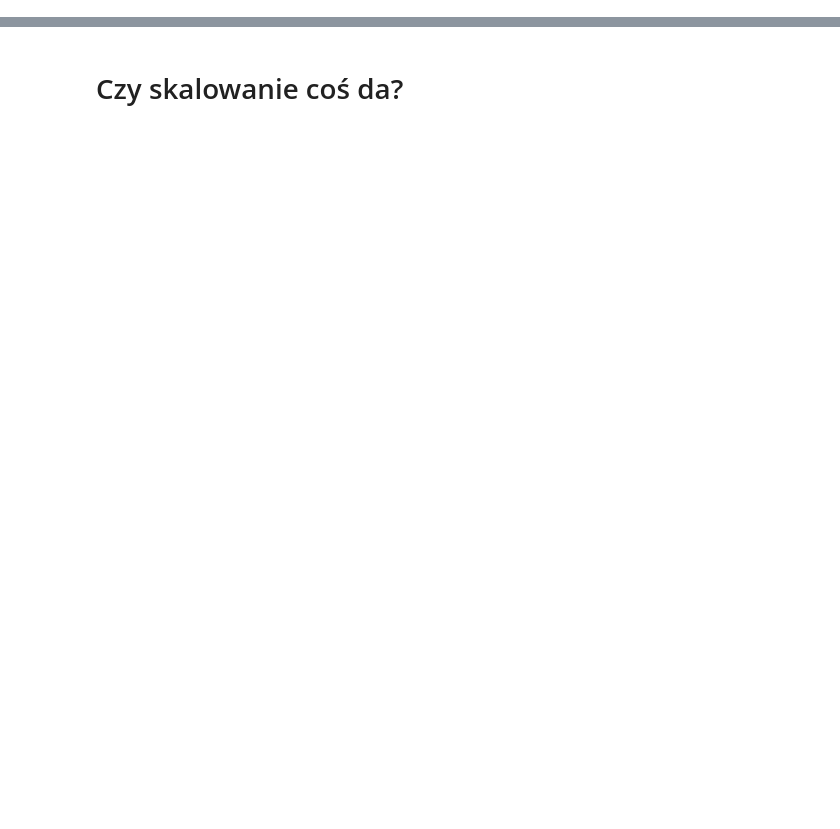
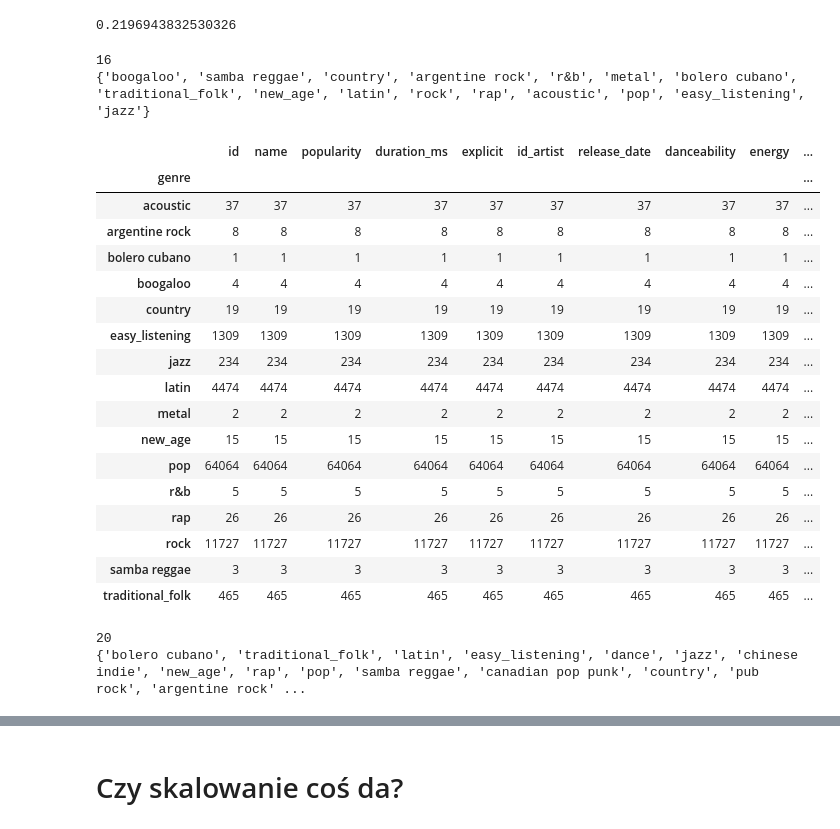
Before and after one commit to zxcvwrs/spotify-songs-ML, a Jupyter notebook: przypisanie_gatunkow_do_piosenek.ipynb, the cells around one changed output, grey strips where cells are left out. Saved outputs shown, nothing was run; the diff lists cells and outputs as text; code cells hidden in the pictures; blank space fills up the shorter version.

Commit message:
clustering describtion

```diff
--- a/przypisanie_gatunkow_do_piosenek.ipynb
+++ b/przypisanie_gatunkow_do_piosenek.ipynb
@@ -23,0 +126,6 @@ tracks_only_genres = tracks[['artists_genre']]
+# %%
+tracks_genres=[]
+for cluster in clusters_for_tracks:
+  tracks_genres.append(clusters_genres[cluster])
+tracks_with_genres = tracks.assign(genre=tracks_genres)
+tracks_with_genres.groupby('genre').count()
@@ -23,0 +148,10 @@ tracks_only_genres = tracks[['artists_genre']]
+# %%
+number_of_clusters = 1000
+
+X = np.array(tracks_only_features).astype(float)
+model = KMeans(n_clusters=number_of_clusters)
+clusters_for_tracks = model.fit_predict(X)
+clusters_genres = find_clusters_genres(clusters_for_tracks)
+
+print(len(set(clusters_genres)))
+print(set(clusters_genres))
@@ -23,0 +161,6 @@ tracks_only_genres = tracks[['artists_genre']]
+# %%
+tracks_genres=[]
+for cluster in clusters_for_tracks:
+  tracks_genres.append(clusters_genres[cluster])
+tracks_with_genres = tracks.assign(genre=tracks_genres)
+tracks_with_genres.groupby('genre').count()
@@ -23,0 +182,55 @@ tracks_only_genres = tracks[['artists_genre']]
+# %%
+silhouette_avg = silhouette_score(X, clusters_for_tracks)
+print(silhouette_avg)
+# %% [output]
+0.2196943832530326
+# %%
+number_of_clusters = 1250
+
+X = np.array(tracks_only_features).astype(float)
+model = KMeans(n_clusters=number_of_clusters)
+clusters_for_tracks = model.fit_predict(X)
+clusters_genres = find_clusters_genres(clusters_for_tracks)
+
+print(len(set(clusters_genres)))
+print(set(clusters_genres))
+# %% [output]
+16
+{'boogaloo', 'samba reggae', 'country', 'argentine rock', 'r&b', 'metal', 'bolero cubano', 'traditional_folk', 'new_age', 'latin', 'rock', 'rap', 'acoustic', 'pop', 'easy_listening', 'jazz'}
+# %%
+tracks_genres=[]
+for cluster in clusters_for_tracks:
+  tracks_genres.append(clusters_genres[cluster])
+tracks_with_genres = tracks.assign(genre=tracks_genres)
+tracks_with_genres.groupby('genre').count()
+# %% [output]
+|  | id | name | popularity | duration_ms | explicit | id_artist | release_date | danceability | energy | ... |
+| genre |  |  |  |  |  |  |  |  |  | ... |
+| acoustic | 37 | 37 | 37 | 37 | 37 | 37 | 37 | 37 | 37 | ... |
+| argentine rock | 8 | 8 | 8 | 8 | 8 | 8 | 8 | 8 | 8 | ... |
+| bolero cubano | 1 | 1 | 1 | 1 | 1 | 1 | 1 | 1 | 1 | ... |
+| boogaloo | 4 | 4 | 4 | 4 | 4 | 4 | 4 | 4 | 4 | ... |
+| country | 19 | 19 | 19 | 19 | 19 | 19 | 19 | 19 | 19 | ... |
+| easy_listening | 1309 | 1309 | 1309 | 1309 | 1309 | 1309 | 1309 | 1309 | 1309 | ... |
+| jazz | 234 | 234 | 234 | 234 | 234 | 234 | 234 | 234 | 234 | ... |
+| latin | 4474 | 4474 | 4474 | 4474 | 4474 | 4474 | 4474 | 4474 | 4474 | ... |
+| metal | 2 | 2 | 2 | 2 | 2 | 2 | 2 | 2 | 2 | ... |
+| new_age | 15 | 15 | 15 | 15 | 15 | 15 | 15 | 15 | 15 | ... |
+| pop | 64064 | 64064 | 64064 | 64064 | 64064 | 64064 | 64064 | 64064 | 64064 | ... |
+| r&b | 5 | 5 | 5 | 5 | 5 | 5 | 5 | 5 | 5 | ... |
+| rap | 26 | 26 | 26 | 26 | 26 | 26 | 26 | 26 | 26 | ... |
+| rock | 11727 | 11727 | 11727 | 11727 | 11727 | 11727 | 11727 | 11727 | 11727 | ... |
+| samba reggae | 3 | 3 | 3 | 3 | 3 | 3 | 3 | 3 | 3 | ... |
+| traditional_folk | 465 | 465 | 465 | 465 | 465 | 465 | 465 | 465 | 465 | ... |
+# %%
+number_of_clusters = 1500
+X = np.array(tracks_only_features).astype(float)
+model = KMeans(n_clusters=number_of_clusters)
+clusters_for_tracks = model.fit_predict(X)
+clusters_genres = find_clusters_genres(clusters_for_tracks)
+
+print(len(set(clusters_genres)))
+print(set(clusters_genres))
+# %% [output]
+20
+{'bolero cubano', 'traditional_folk', 'latin', 'easy_listening', 'dance', 'jazz', 'chinese indie', 'new_age', 'rap', 'pop', 'samba reggae', 'canadian pop punk', 'country', 'pub rock', 'argentine rock' ...
```
Also changed, not shown: parts of 31 cells of this notebook, 2 other files.
